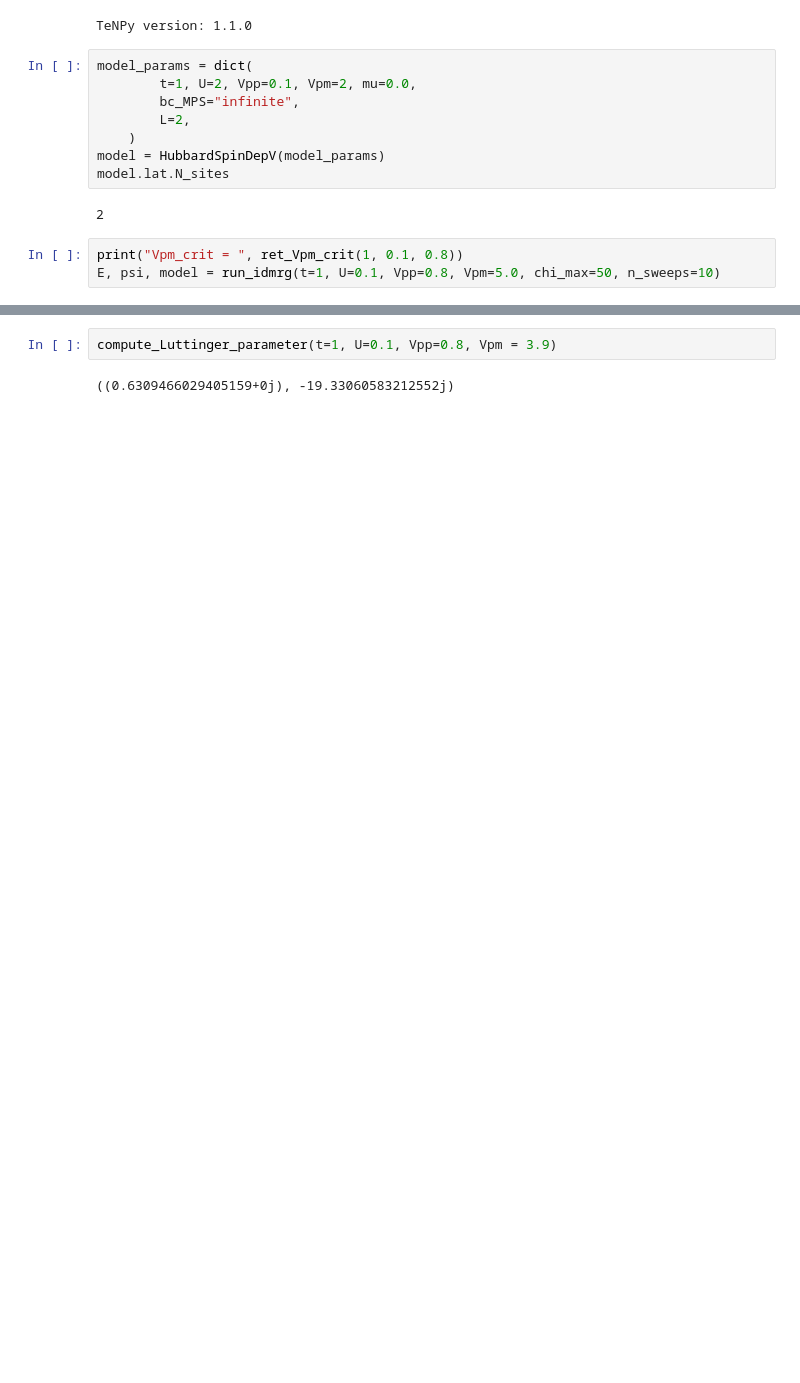
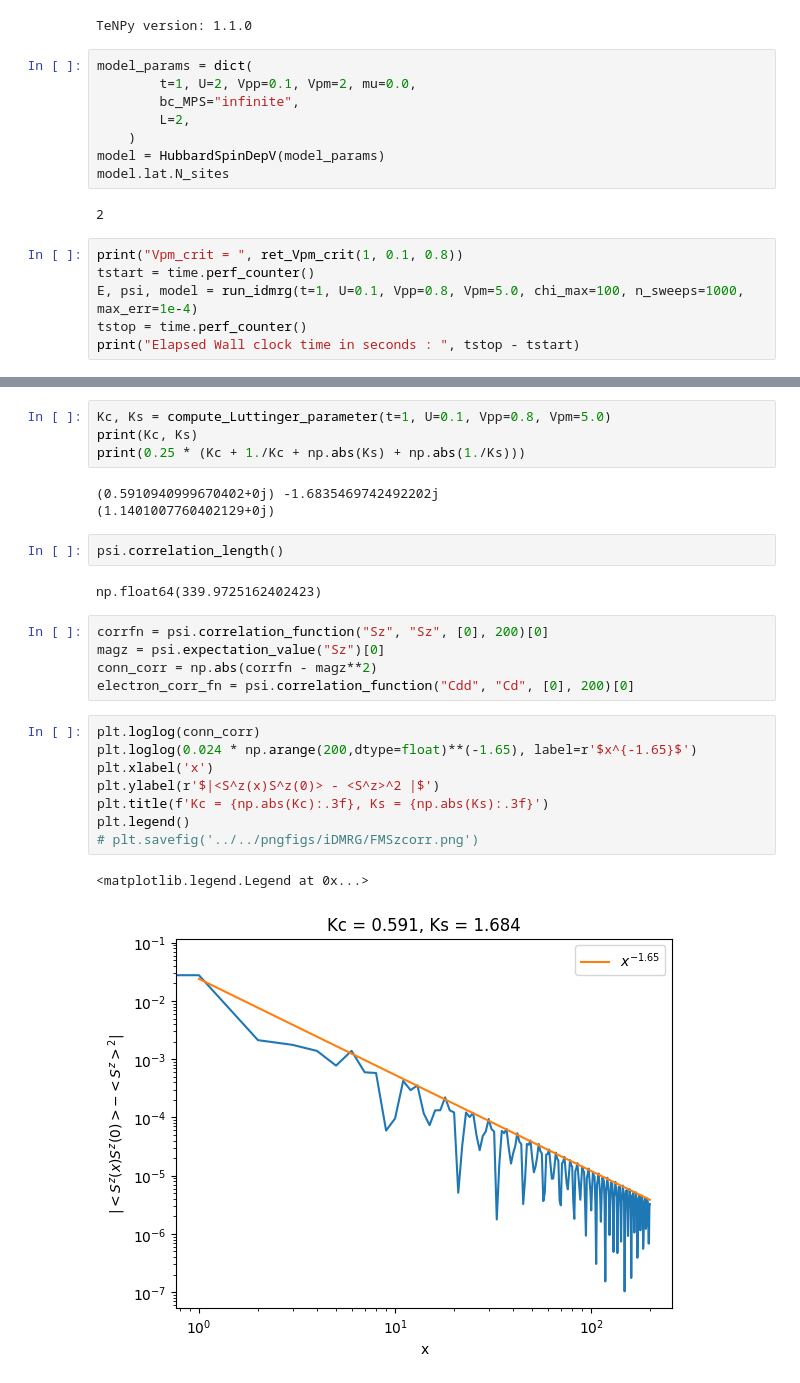
Before and after one commit to aravindhshankar/Spin1LongRangeOrder.jl, a Jupyter notebook: python/notebooks/test_hubbard.ipynb, the cells around one changed output, grey strips where cells are left out. Cells and saved outputs as stored; diff of their text form; blank space fills up the shorter version.

```diff
--- a/python/notebooks/test_hubbard.ipynb
+++ b/python/notebooks/test_hubbard.ipynb
@@ -32,7 +37,10 @@ model.lat.N_sites
 2
 # %%
 print("Vpm_crit = ", ret_Vpm_crit(1, 0.1, 0.8))
-E, psi, model = run_idmrg(t=1, U=0.1, Vpp=0.8, Vpm=5.0, chi_max=50, n_sweeps=10)
+tstart = time.perf_counter()
+E, psi, model = run_idmrg(t=1, U=0.1, Vpp=0.8, Vpm=5.0, chi_max=100, n_sweeps=1000, max_err=1e-4)
+tstop = time.perf_counter()
+print("Elapsed Wall clock time in seconds : ", tstop - tstart)
 # %% [output]
 INFO:tenpy.tools.params:HubbardSpinDepV: reading 'bc_MPS'='infinite'
 INFO:tenpy.tools.params:HubbardSpinDepV: reading 'L'=2
@@ -88,4 +97,27 @@ np.complex128(1.0000030725359188+0j)
 # %%
-compute_Luttinger_parameter(t=1, U=0.1, Vpp=0.8, Vpm = 3.9)
+Kc, Ks = compute_Luttinger_parameter(t=1, U=0.1, Vpp=0.8, Vpm=5.0)
+print(Kc, Ks)
+print(0.25 * (Kc + 1./Kc + np.abs(Ks) + np.abs(1./Ks)))
 # %% [output]
-((0.6309466029405159+0j), -19.33060583212552j)
+(0.5910940999670402+0j) -1.6835469742492202j
+(1.1401007760402129+0j)
+# %%
+psi.correlation_length()
+# %% [output]
+np.float64(339.9725162402423)
+# %%
+corrfn = psi.correlation_function("Sz", "Sz", [0], 200)[0]
+magz = psi.expectation_value("Sz")[0]
+conn_corr = np.abs(corrfn - magz**2)
+electron_corr_fn = psi.correlation_function("Cdd", "Cd", [0], 200)[0]
+# %%
+plt.loglog(conn_corr)
+plt.loglog(0.024 * np.arange(200,dtype=float)**(-1.65), label=r'$x^{-1.65}$')
+plt.xlabel('x')
+plt.ylabel(r'$|<S^z(x)S^z(0)> - <S^z>^2 |$')
+plt.title(f'Kc = {np.abs(Kc):.3f}, Ks = {np.abs(Ks):.3f}')
+plt.legend()
+# plt.savefig('../../pngfigs/iDMRG/FMSzcorr.png')
+# %% [output]
+<matplotlib.legend.Legend at 0x...>
+[figure, added]
```
Also changed, not shown: parts of 11 cells of this notebook, 5 other files.
